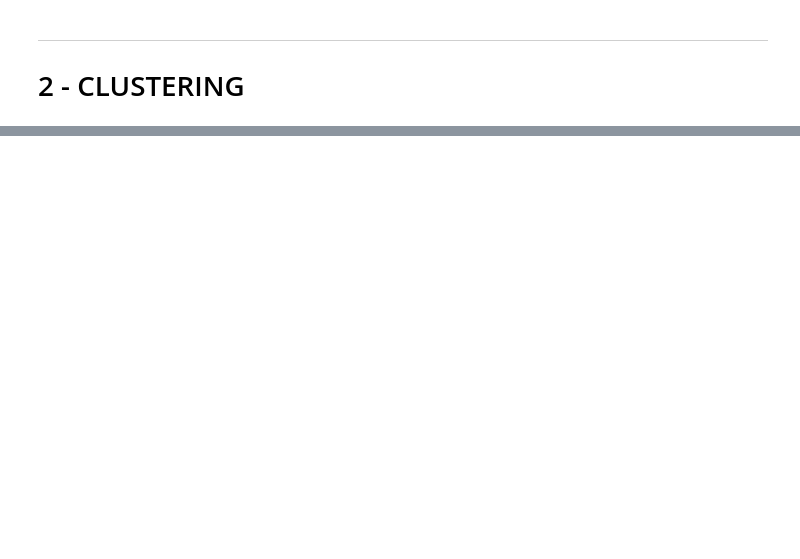
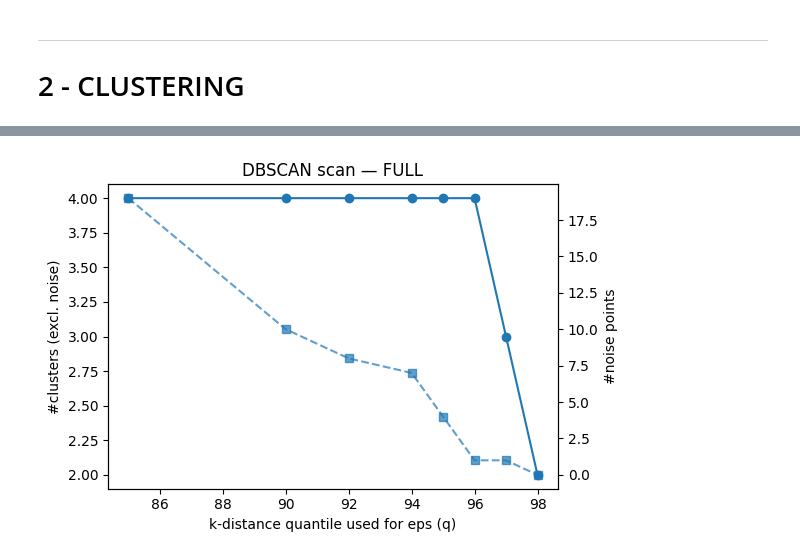
Before and after one commit to enricovaccari/Mapping_The_Italian_Climate_Mindscape, a Jupyter notebook: notebooks/04_clustering.ipynb, the cells around one changed output, grey strips where cells are left out. Cells and saved outputs as stored; diff of their text form; code cells hidden in the pictures; blank space fills up the shorter version.

```diff
--- a/notebooks/04_clustering.ipynb
+++ b/notebooks/04_clustering.ipynb
@@ -536,0 +660,86 @@ plt.show()
+# %%
+from __future__ import annotations
+import numpy as np
+import pandas as pd
+from sklearn.cluster import DBSCAN
+from sklearn.neighbors import NearestNeighbors
+from sklearn.metrics import silhouette_score
+import matplotlib.pyplot as plt
+
+def scan_dbscan(
+    X: np.ndarray,
+    min_samples: int = 10,
+    q_list = (85, 90, 92, 94, 95, 96, 97, 98),
+    sample_cap: int = 1500,
+    random_state: int | None = 42,
+) -> pd.DataFrame:
+    """
+    Heuristic scan of DBSCAN `eps` using quantiles of k-distance on a subsample.
+    Returns a tidy DataFrame with (quantile, eps, #clusters, #noise, silhouette_on_core).
+
+    Notes
+    -----
+    - We estimate a good `eps` by looking at the distribution of the distance to the
+      `min_samples`-th nearest neighbor (k-distance). Larger quantiles -> larger eps.
+    - Silhouette is computed **after removing noise points (-1)**; if fewer than 2 clusters
+      remain, silhouette is NaN (not meaningful).
+    - Works best when X is **scaled / PCA-denoised** (as in your PCA-90% space).
+    """
+    rng = np.random.default_rng(random_state)
+    n = len(X)
+    take = min(sample_cap, n)
+    idx = rng.choice(n, take, replace=False)
+
+    # k-distance on the sample
+    nbrs = NearestNeighbors(n_neighbors=min_samples).fit(X[idx])
+    dists, _ = nbrs.kneighbors(X[idx])
+    kth = np.sort(dists[:, -1])  # distance to the min_samples-th neighbor
+
+    rows = []
+    for q in q_list:
+        eps = float(np.quantile(kth, q/100.0))
+        model = DBSCAN(eps=eps, min_samples=min_samples)
+        labels = model.fit_predict(X)
+
+        # cluster count ignoring noise
+        ncl = len(set(labels)) - (1 if -1 in labels else 0)
+        noise = int((labels == -1).sum())
+
+        # silhouette on non-noise labels only
+        sil = np.nan
+        if ncl >= 2:
+            mask = labels != -1
+            if mask.sum() > 1 and len(np.unique(labels[mask])) >= 2:
+                sil = float(silhouette_score(X[mask], labels[mask]))
+
+        rows.append({"q": q, "eps": eps, "clusters": ncl, "noise": noise, "silhouette": sil})
+
+    df = pd.DataFrame(rows).sort_values("q").reset_index(drop=True)
+    return df
+
+# Run on both datasets (PCA-90% space)
+dbscan_summaries = {}
+for label, bundle in DATASETS.items():
+    X = bundle["pca90"][Xcols_full if label == "full" else Xcols_noout].values
+    dbscan_summaries[label] = scan_dbscan(X)
+
+# Quick glance
+dbscan_summaries["full"], dbscan_summaries["no_outliers"]
+
+# Optional: quick line plots
+def plot_dbscan_scan(df: pd.DataFrame, title: str):
+    fig, ax1 = plt.subplots(figsize=(6,4))
+    ax1.plot(df["q"], df["clusters"], marker="o", label="#clusters")
+    ax1.set_xlabel("k-distance quantile used for eps (q)")
+    ax1.set_ylabel("#clusters (excl. noise)")
+    ax2 = ax1.twinx()
+    ax2.plot(df["q"], df["noise"], marker="s", linestyle="--", label="#noise", alpha=0.7)
+    ax2.set_ylabel("#noise points")
+    plt.title(title)
+    fig.tight_layout()
+    plt.show()
+
+plot_dbscan_scan(dbscan_summaries["full"], "DBSCAN scan — FULL")
+plot_dbscan_scan(dbscan_summaries["no_outliers"], "DBSCAN scan — NO-OUTLIERS")
+# %% [output]
+[figure, added]
```
Also changed, not shown: parts of 50 cells of this notebook, 18 other files.
